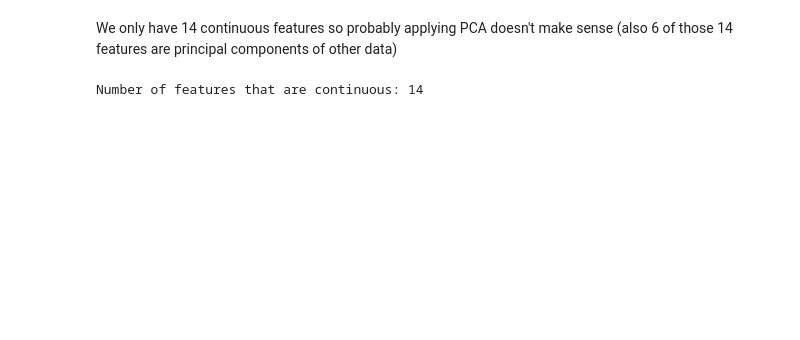
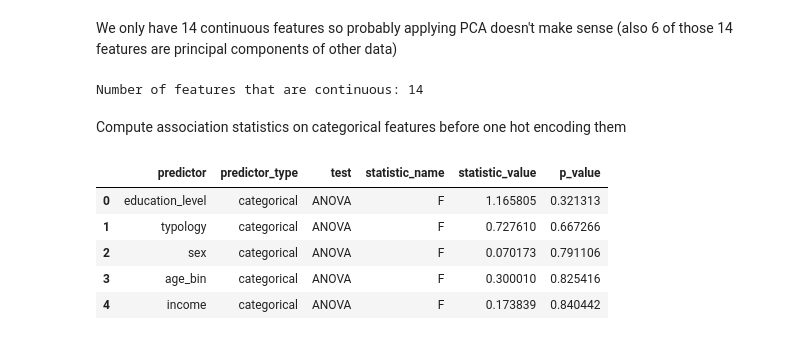
Before and after one commit to MauroPello/ENAC-ML4Science_LIPID, a Jupyter notebook: main.ipynb, the cells around one changed output. Saved outputs shown, nothing was run; the diff lists cells and outputs as text; code cells hidden in the pictures; blank space fills up the shorter version.

Commit message:
run chi2 and anova before one hot encoding

```diff
--- a/main.ipynb
+++ b/main.ipynb
@@ -313,0 +312,48 @@ if target_feature_type == "continuous":
+# %% [markdown]
+Compute association statistics on categorical features before one hot encoding them
+# %%
+# identify categorical predictors excluding the current target
+categorical_features = [
+    col
+    for col in features.columns
+    if col != target_feature
+    and col in ALL_CATEGORICAL_FEATURES
+]
+
+if target_feature_type == "continuous":
+    anova_rows = []
+    for col in categorical_features:
+        working = pd.DataFrame({
+            "predictor": features[col],
+            "target": features[target_feature],
+        })
+        records = run_anova(col, working)
+        if records:
+            anova_rows.extend(records)
+    if anova_rows:
+        display(pd.DataFrame(anova_rows).sort_values("p_value").reset_index(drop=True))
+    else:
+        print("No categorical features available for ANOVA against the continuous target.")
+elif target_feature_type == "binary":
+    chi_rows = []
+    for col in categorical_features:
+        working = pd.DataFrame({
+            "predictor": features[col],
+            "target": features[target_feature],
+        })
+        records = run_chi_square(col, working)
+        if records:
+            chi_rows.extend(records)
+    if chi_rows:
+        display(pd.DataFrame(chi_rows).sort_values("p_value").reset_index(drop=True))
+    else:
+        print("No categorical features available for chi-square tests against the binary target.")
+else:
+    print(f"Association tests are only defined for continuous or binary targets (got '{target_feature_type}').")
+# %% [output]
+|  | predictor | predictor_type | test | statistic_name | statistic_value | p_value |
+| 0 | education_level | categorical | ANOVA | F | 1.165805 | 0.321313 |
+| 1 | typology | categorical | ANOVA | F | 0.727610 | 0.667266 |
+| 2 | sex | categorical | ANOVA | F | 0.070173 | 0.791106 |
+| 3 | age_bin | categorical | ANOVA | F | 0.300010 | 0.825416 |
+| 4 | income | categorical | ANOVA | F | 0.173839 | 0.840442 |
```
Also changed, not shown: parts of 8 cells of this notebook, 4 other files.
